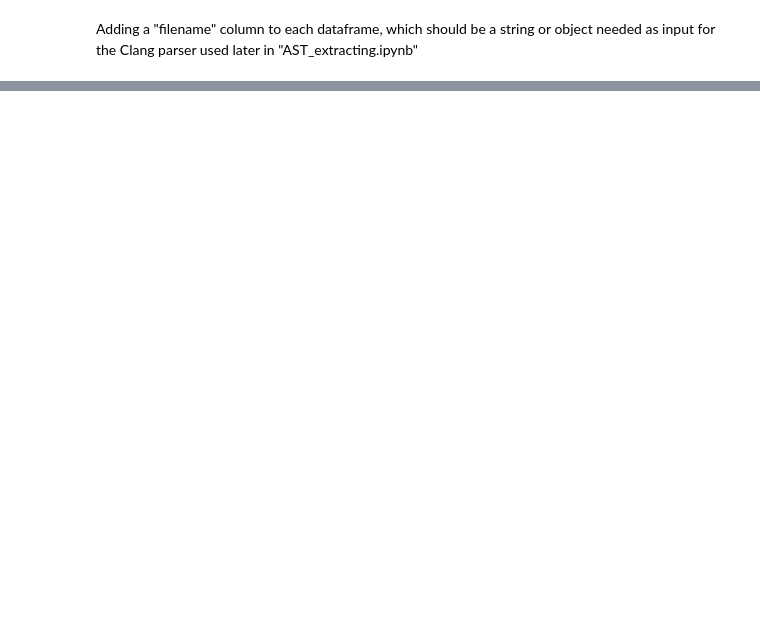
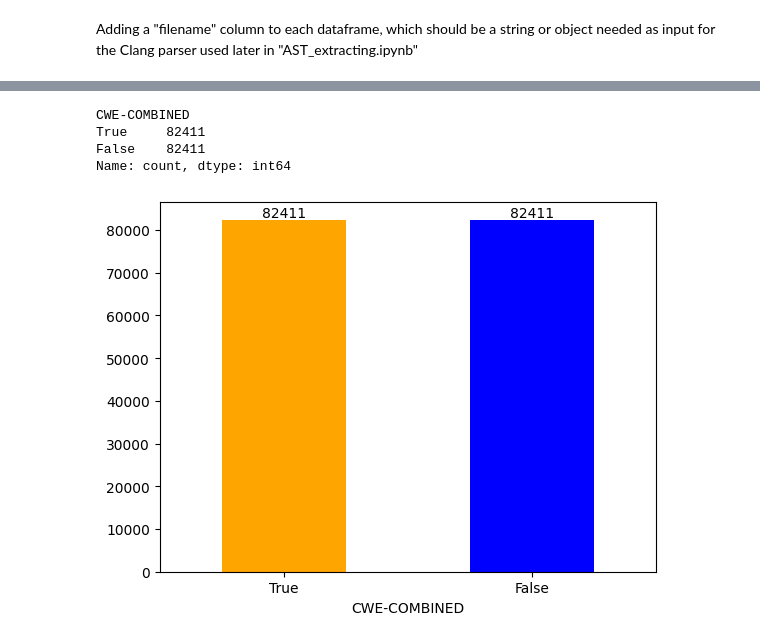
Before and after one commit to LunarArtemis/VulScanner, a Jupyter notebook: Data_Preprocess.ipynb, the cells around one changed output, grey strips where cells are left out. Saved outputs shown, nothing was run; the diff lists cells and outputs as text; code cells hidden in the pictures; blank space fills up the shorter version.

```diff
--- a/Data_Preprocess.ipynb
+++ b/Data_Preprocess.ipynb
@@ -368,0 +462,8 @@ normalize_CWE_others.to_csv('Datasets/Normalized_CWE-OTHERS.csv.gz', compression
+# %%
+# Randomly undersample the combined vulnerabilities only
+normalize_combined = under_sampling(temp, 'CWE-COMBINED')
+normalize_combined.reset_index(inplace=True)
+normalize_combined['type'] = 'CWE-COMBINED'
+normalize_combined.columns = ['testID', 'code', 'vuln', 'type']
+normalize_combined['testID'] = normalize_combined.index
+normalize_combined.head()
@@ -368,0 +477,17 @@ normalize_CWE_others.to_csv('Datasets/Normalized_CWE-OTHERS.csv.gz', compression
+# %%
+# plot the distribution of combined vulnerabilities
+counts = normalize_combined['CWE-COMBINED'].value_counts()
+ax = counts.plot(kind='bar', color=['orange', 'blue'])
+plt.xticks(rotation=0)
+
+# Add count labels on top of each bar
+for i, v in enumerate(counts):
+    ax.text(i, v, str(v), ha='center', va='bottom')
+print(counts)
+plt.show()
+# %% [output]
+CWE-COMBINED
+True     82411
+False    82411
+Name: count, dtype: int64
+[figure, added]
```
Also changed, not shown: parts of 13 cells of this notebook.
